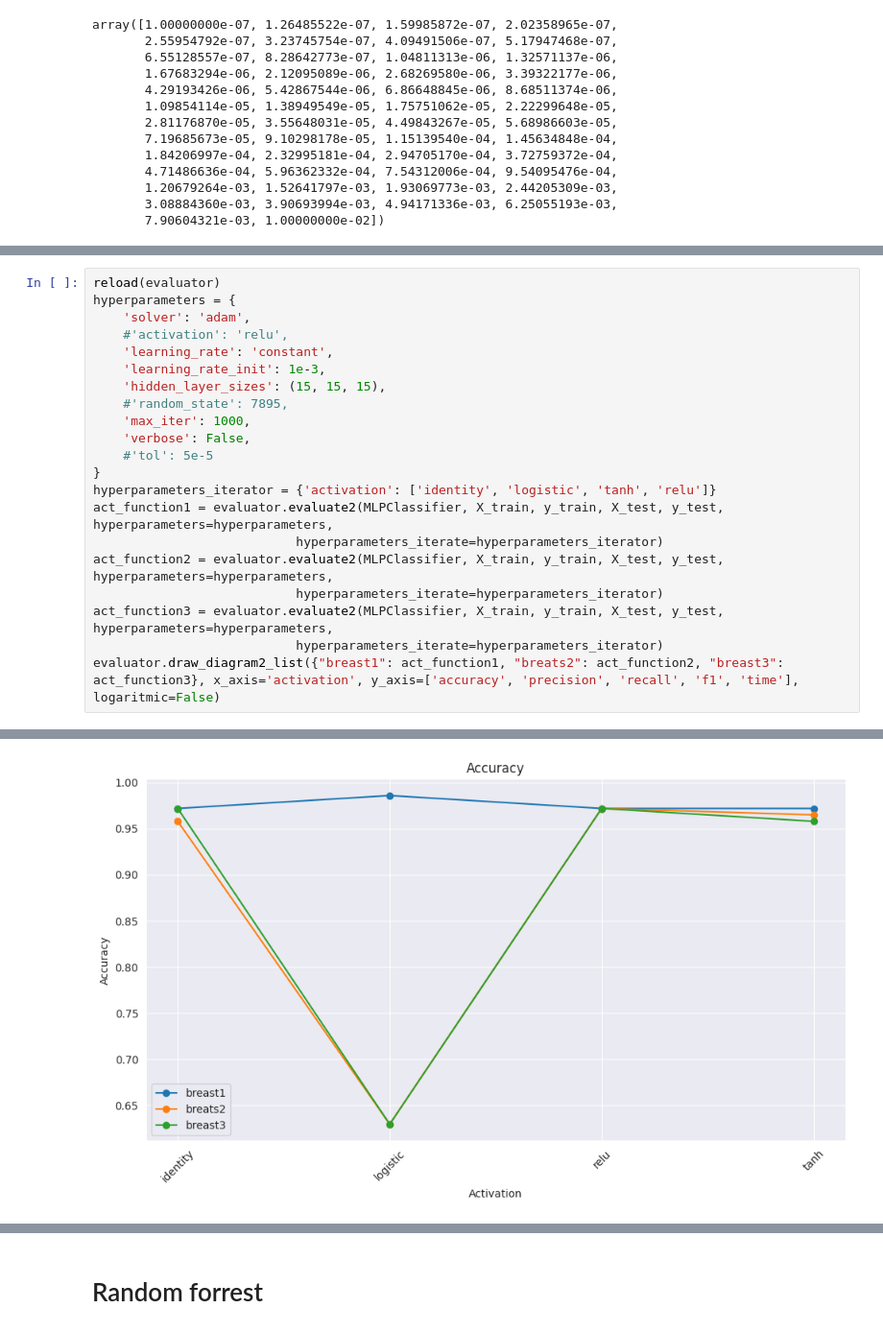
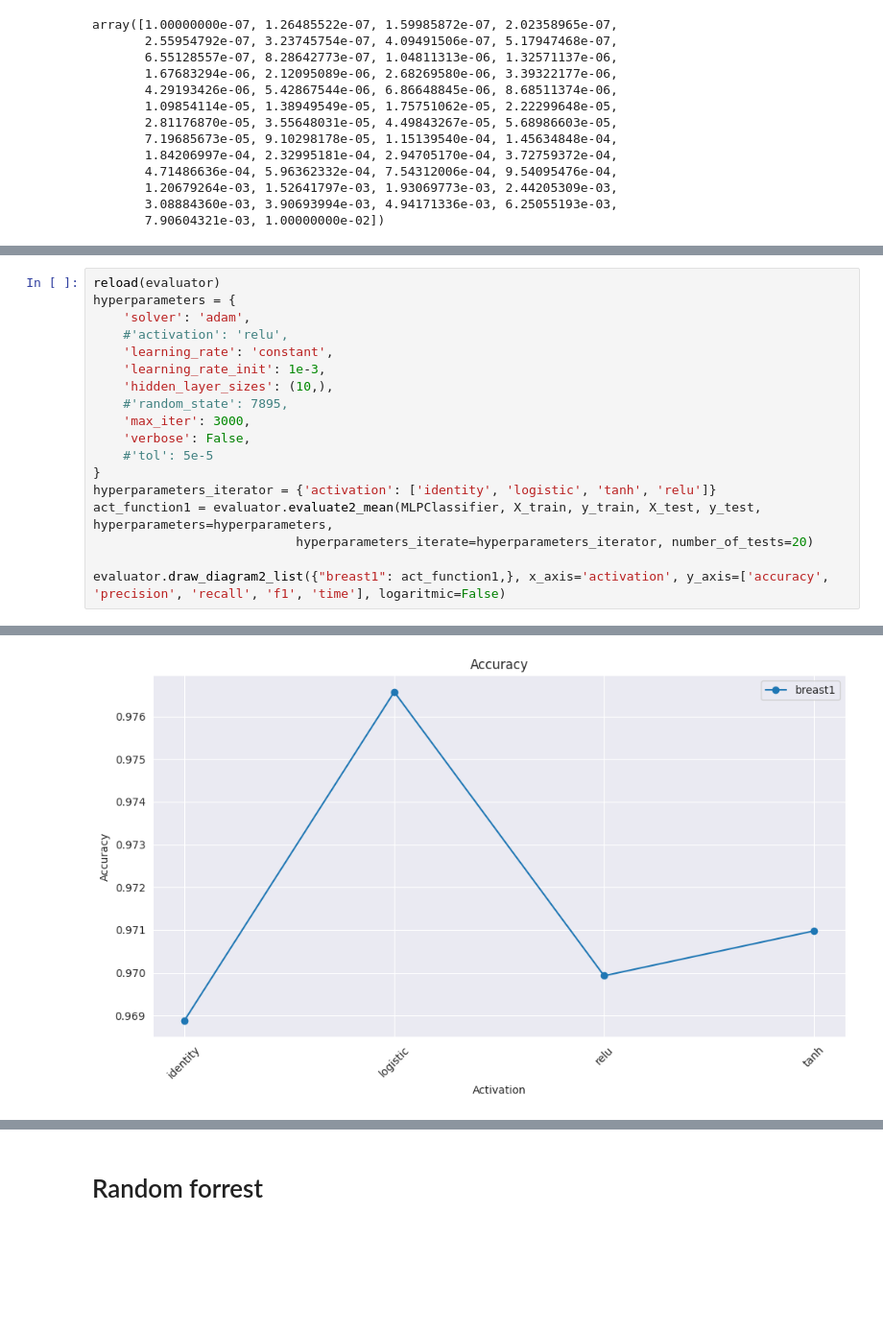
Before and after one commit to Maustrian3/ML24, a Jupyter notebook: exercise-1/breast.ipynb, the cells around one changed output, grey strips where cells are left out. Shown at 96% size. Drawn from its saved outputs; the diff is of its cells as text; blank space fills up the shorter version.

```diff
--- a/exercise-1/breast.ipynb
+++ b/exercise-1/breast.ipynb
@@ -461,20 +327,17 @@ hyperparameters = {
     #'activation': 'relu',
     'learning_rate': 'constant',
     'learning_rate_init': 1e-3,
-    'hidden_layer_sizes': (15, 15, 15),
+    'hidden_layer_sizes': (10,),
     #'random_state': 7895,
-    'max_iter': 1000,
+    'max_iter': 3000,
     'verbose': False,
     #'tol': 5e-5
 }
 hyperparameters_iterator = {'activation': ['identity', 'logistic', 'tanh', 'relu']}
-act_function1 = evaluator.evaluate2(MLPClassifier, X_train, y_train, X_test, y_test, hyperparameters=hyperparameters,
-                           hyperparameters_iterate=hyperparameters_iterator)
-act_function2 = evaluator.evaluate2(MLPClassifier, X_train, y_train, X_test, y_test, hyperparameters=hyperparameters,
-                           hyperparameters_iterate=hyperparameters_iterator)
-act_function3 = evaluator.evaluate2(MLPClassifier, X_train, y_train, X_test, y_test, hyperparameters=hyperparameters,
-                           hyperparameters_iterate=hyperparameters_iterator)
-evaluator.draw_diagram2_list({"breast1": act_function1, "breats2": act_function2, "breast3": act_function3}, x_axis='activation', y_axis=['accuracy', 'precision', 'recall', 'f1', 'time'], logaritmic=False)
+act_function1 = evaluator.evaluate2_mean(MLPClassifier, X_train, y_train, X_test, y_test, hyperparameters=hyperparameters,
+                           hyperparameters_iterate=hyperparameters_iterator, number_of_tests=20)
+
+evaluator.draw_diagram2_list({"breast1": act_function1,}, x_axis='activation', y_axis=['accuracy', 'precision', 'recall', 'f1', 'time'], logaritmic=False)
 # %% [output]
 ================================================================================
 Evaluating classifier:  MLPClassifier
@@ -513 +350 @@ Confusion Matrix:
-[figure, old version]
+[figure, new version]
```
Also changed, not shown: parts of 9 cells of this notebook, 2 other files.
